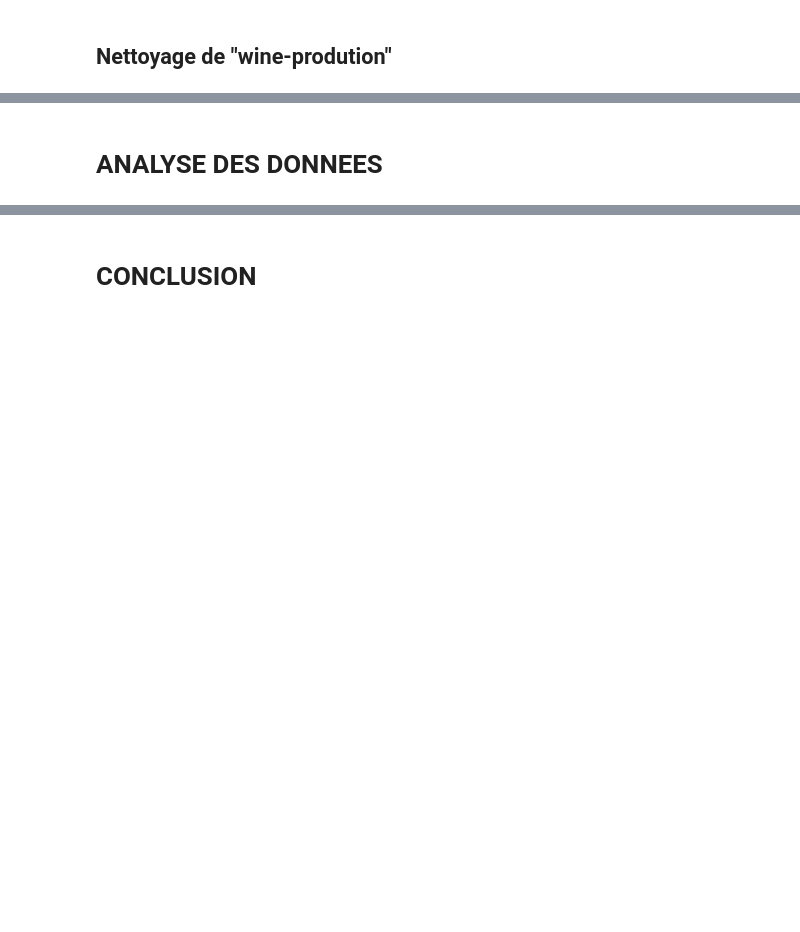
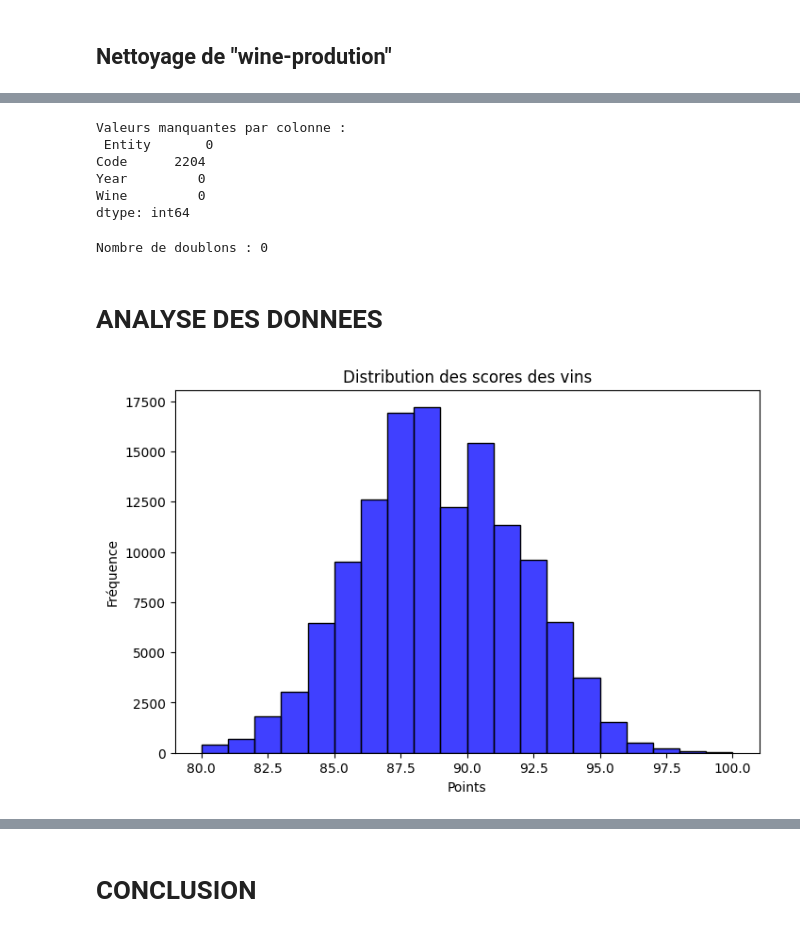
Before and after one commit to PhilippeMath49/ProjetVinasse, a Jupyter notebook: src/Notebook.ipynb, the cells around one changed output, grey strips where cells are left out. Drawn from its saved outputs; the diff is of its cells as text; code cells hidden in the pictures; blank space fills up the shorter version.

```diff
--- a/src/Notebook.ipynb
+++ b/src/Notebook.ipynb
@@ -58,12 +141,29 @@ print(f"Nombre de doublons : {duplicates}")
+# %%
+missing_values = df_prod.isnull().sum()
+print("Valeurs manquantes par colonne :\n", missing_values)
+# %% [output]
+Valeurs manquantes par colonne :
+ Entity       0
+Code      2204
+Year         0
+Wine         0
+dtype: int64
+# %%
+duplicates = df_prod.duplicated().sum()
+print(f"Nombre de doublons : {duplicates}")
+# %% [output]
+Nombre de doublons : 0
 # %% [markdown]
 # ANALYSE DES DONNEES
 # %%
 plt.figure(figsize=(8,5))
-sns.histplot(df["points"], bins=20, kde=True, color="blue")
+sns.histplot(df["points"], bins=20, kde=False, color="blue")
 plt.title("Distribution des scores des vins")
 plt.xlabel("Points")
 plt.ylabel("Fréquence")
 plt.show()
+# %% [output]
+[figure, added]
 # %%
 plt.figure(figsize=(8,5))
 sns.boxplot(x=df["price"])
```
Also changed, not shown: parts of 16 cells of this notebook.
